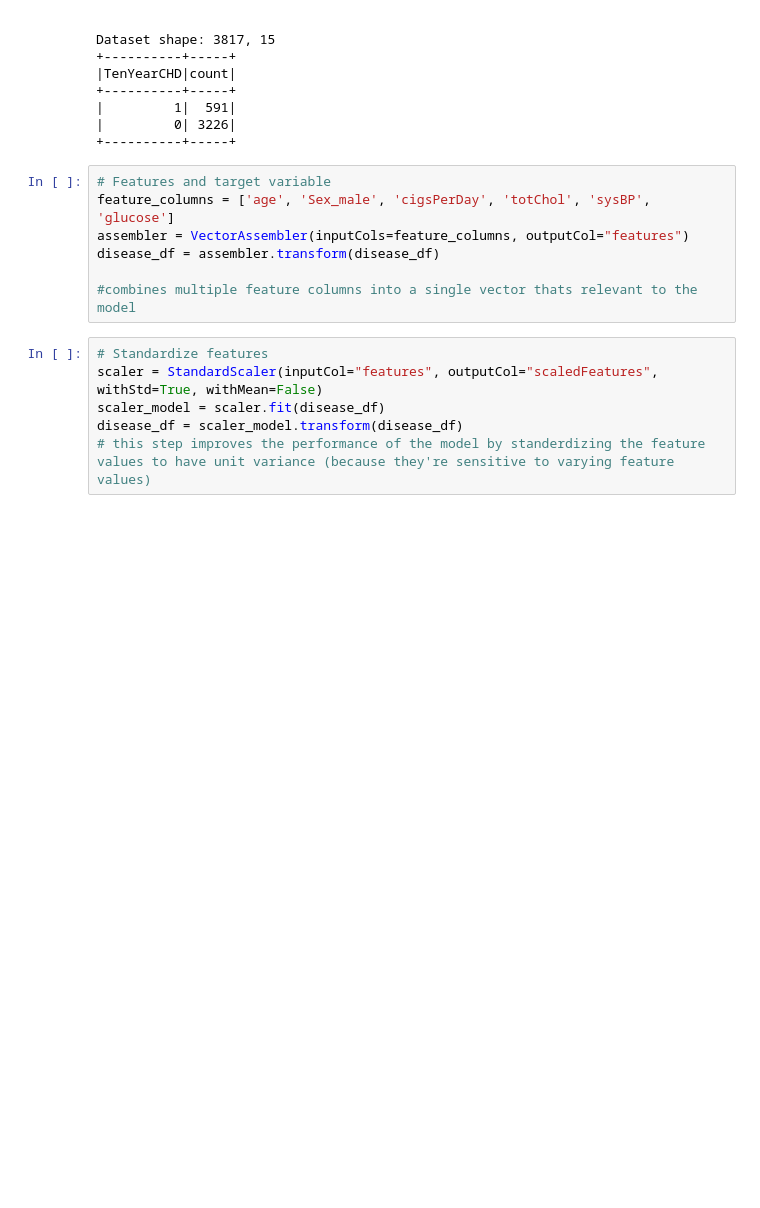
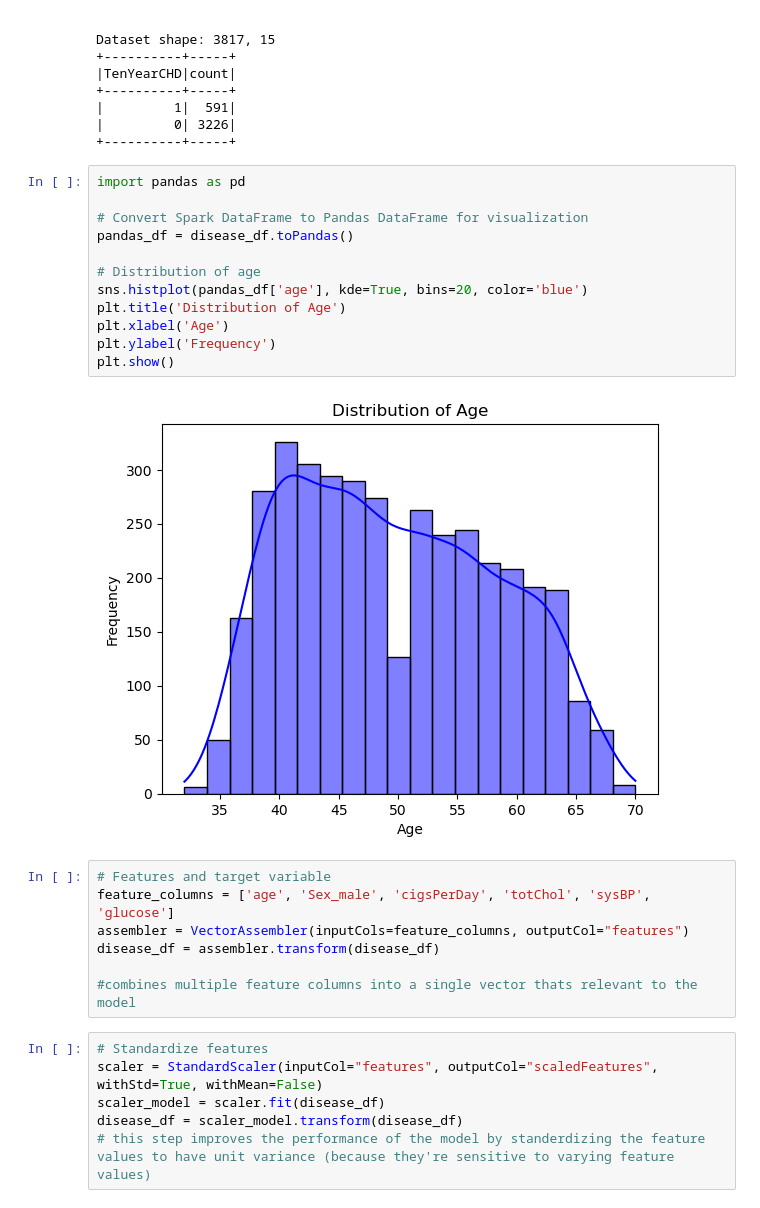
Before and after one commit to chebbifiras221/CHDpred, a Jupyter notebook: proj.ipynb, the cells around one changed output. Saved outputs shown, nothing was run; the diff lists cells and outputs as text; blank space fills up the shorter version.

```diff
--- a/proj.ipynb
+++ b/proj.ipynb
@@ -77,6 +77,20 @@ Dataset shape: 3817, 15
 |         1|  591|
 |         0| 3226|
 +----------+-----+
+# %%
+import pandas as pd
+
+# Convert Spark DataFrame to Pandas DataFrame for visualization
+pandas_df = disease_df.toPandas()
+
+# Distribution of age
+sns.histplot(pandas_df['age'], kde=True, bins=20, color='blue')
+plt.title('Distribution of Age')
+plt.xlabel('Age')
+plt.ylabel('Frequency')
+plt.show()
+# %% [output]
+[figure, added]
 # %%
 # Features and target variable
 feature_columns = ['age', 'Sex_male', 'cigsPerDay', 'totChol', 'sysBP', 'glucose']
```
Also changed, not shown: parts of 2 cells of this notebook.
